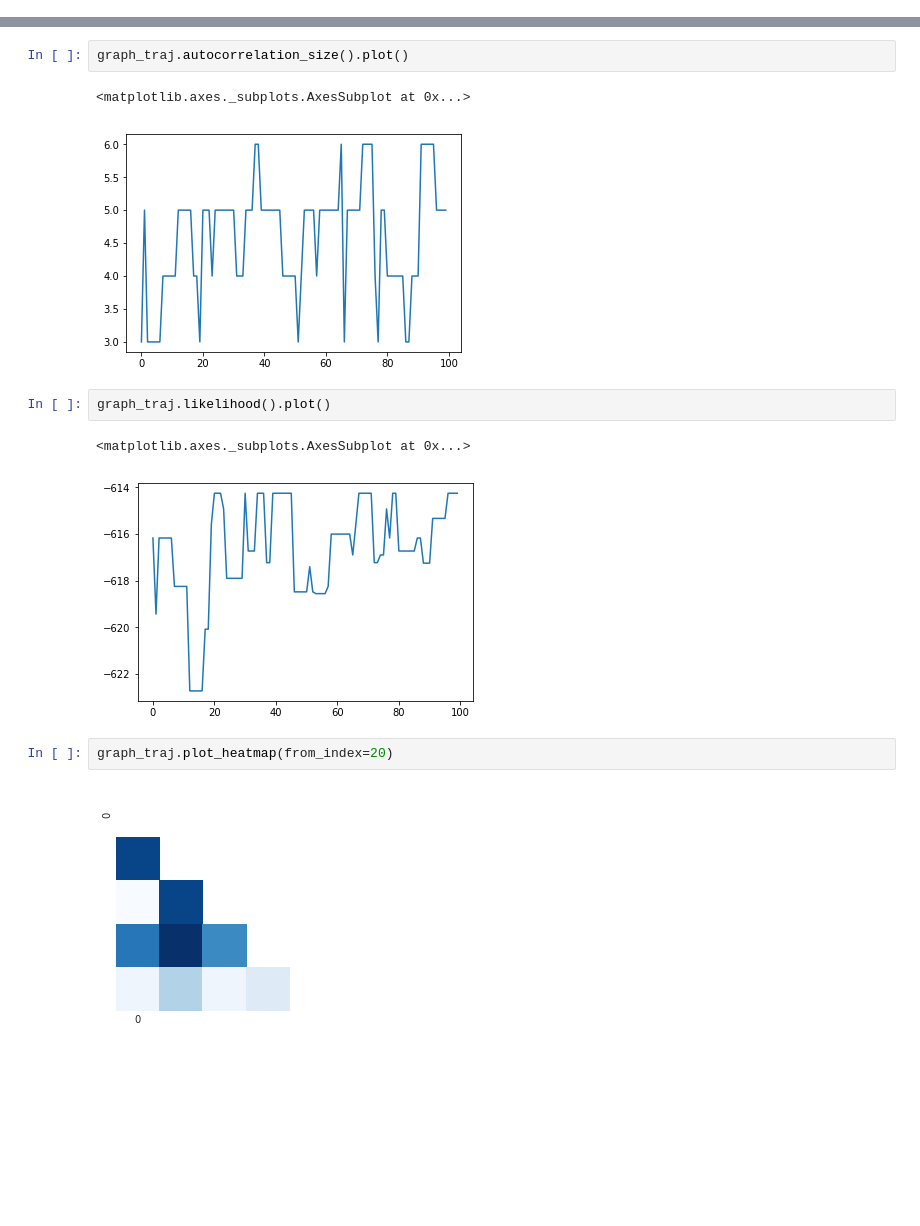
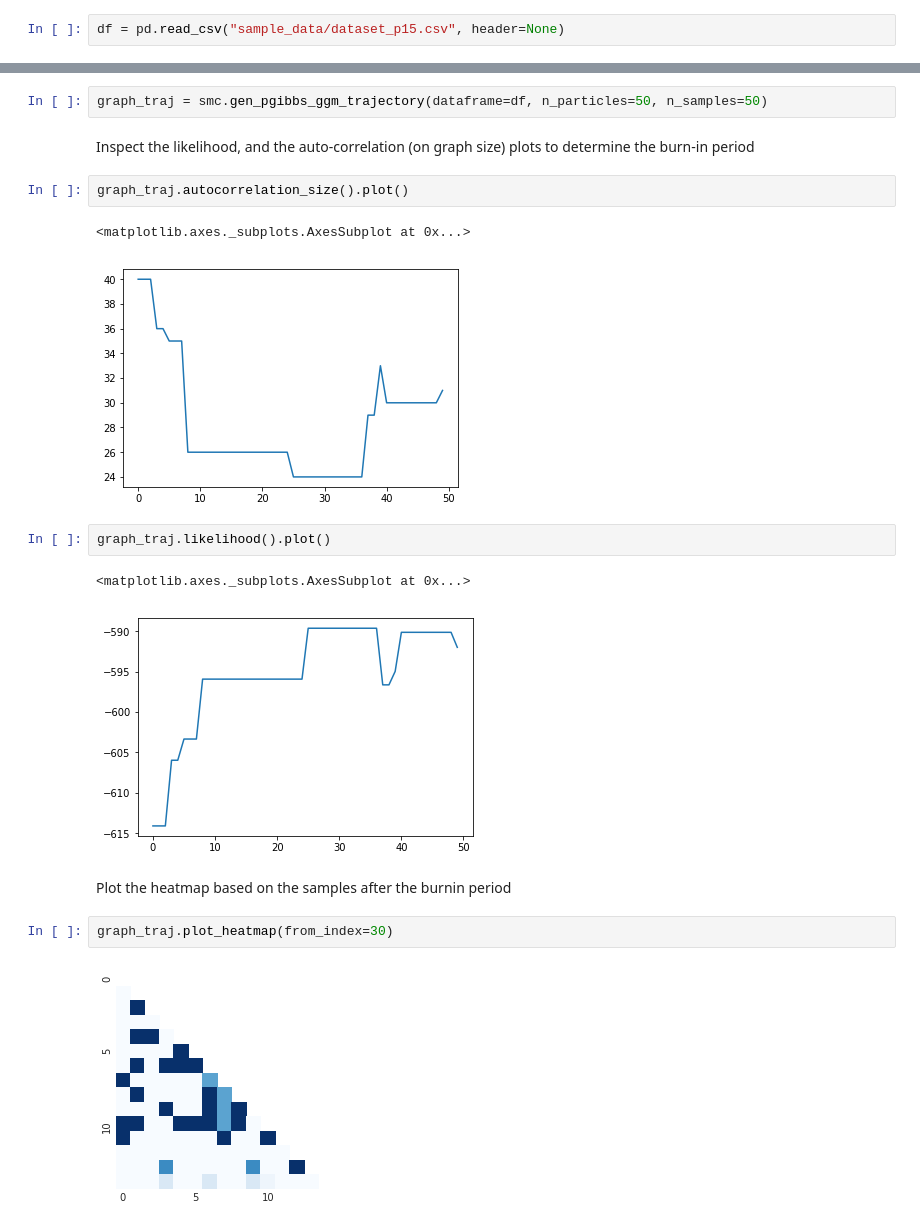
Before and after one commit to felixleopoldo/trilearn, a Jupyter notebook: example.ipynb, the cells around one changed output, grey strips where cells are left out. Drawn from its saved outputs; the diff is of its cells as text; blank space fills up the shorter version.

Commit message:
Using Pandas dataframes instead of numpy matrix.

```diff
--- a/example.ipynb
+++ b/example.ipynb
@@ -32,0 +12,2 @@ graph_traj = smc.particle_gibbs_ggm(X=x, alpha=0.5, beta=0.5, n_particles=50,
+# %%
+df = pd.read_csv("sample_data/dataset_p15.csv", header=None)
@@ -33,14 +27,20 @@ graph_traj = smc.particle_gibbs_ggm(X=x, alpha=0.5, beta=0.5, n_particles=50,
+# %%
+graph_traj = smc.gen_pgibbs_ggm_trajectory(dataframe=df, n_particles=50, n_samples=50)
+# %% [markdown]
+Inspect the likelihood, and the auto-correlation (on graph size) plots to determine the burn-in period
 # %%
 graph_traj.autocorrelation_size().plot()
 # %% [output]
 <matplotlib.axes._subplots.AxesSubplot at 0x...>
-[figure, old version]
+[figure, new version]
 # %%
 graph_traj.likelihood().plot()
 # %% [output]
 <matplotlib.axes._subplots.AxesSubplot at 0x...>
-[figure, old version]
+[figure, new version]
+# %% [markdown]
+Plot the heatmap based on the samples after the burnin period
 # %%
-graph_traj.plot_heatmap(from_index=20)
+graph_traj.plot_heatmap(from_index=30)
 # %% [output]
-[figure, old version]
+[figure, new version]
```
Also changed, not shown: parts of 30 cells of this notebook, 6 other files.
